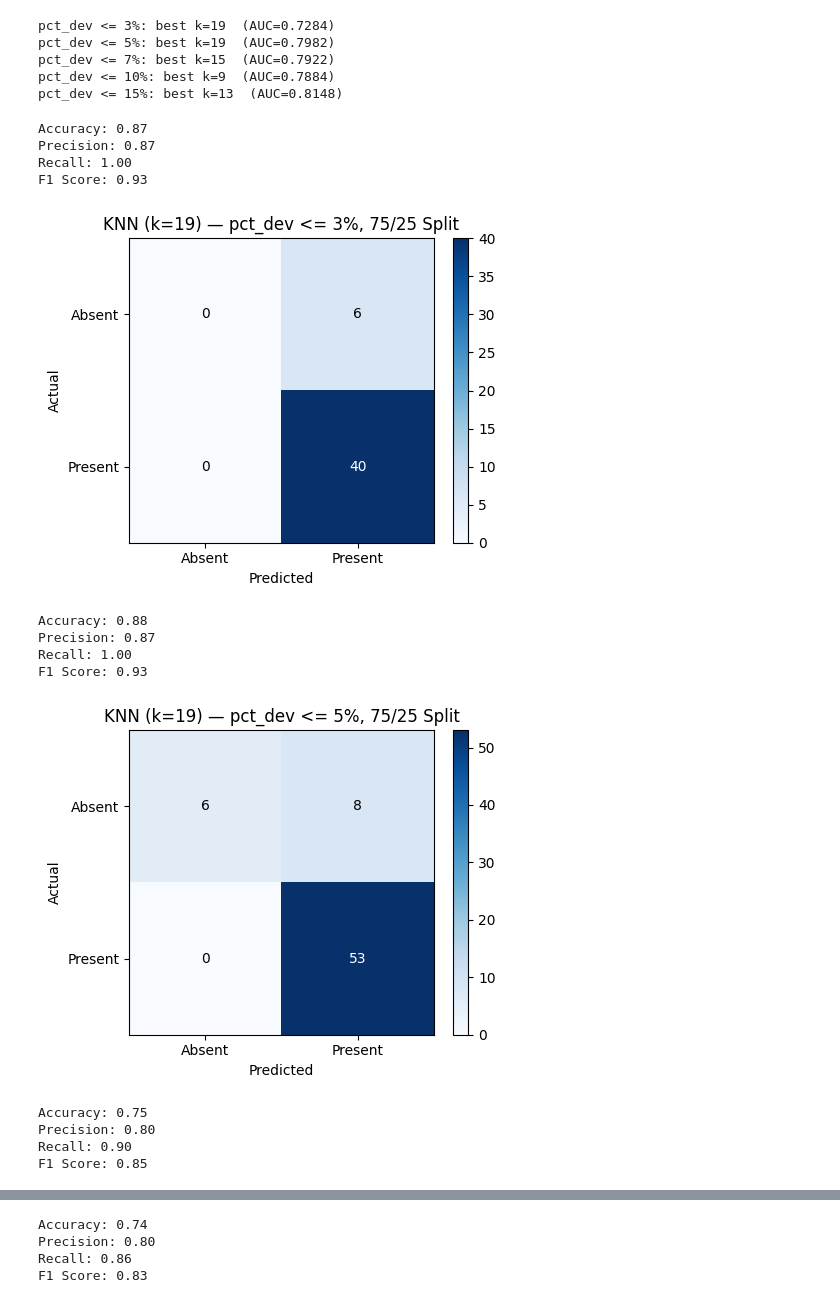
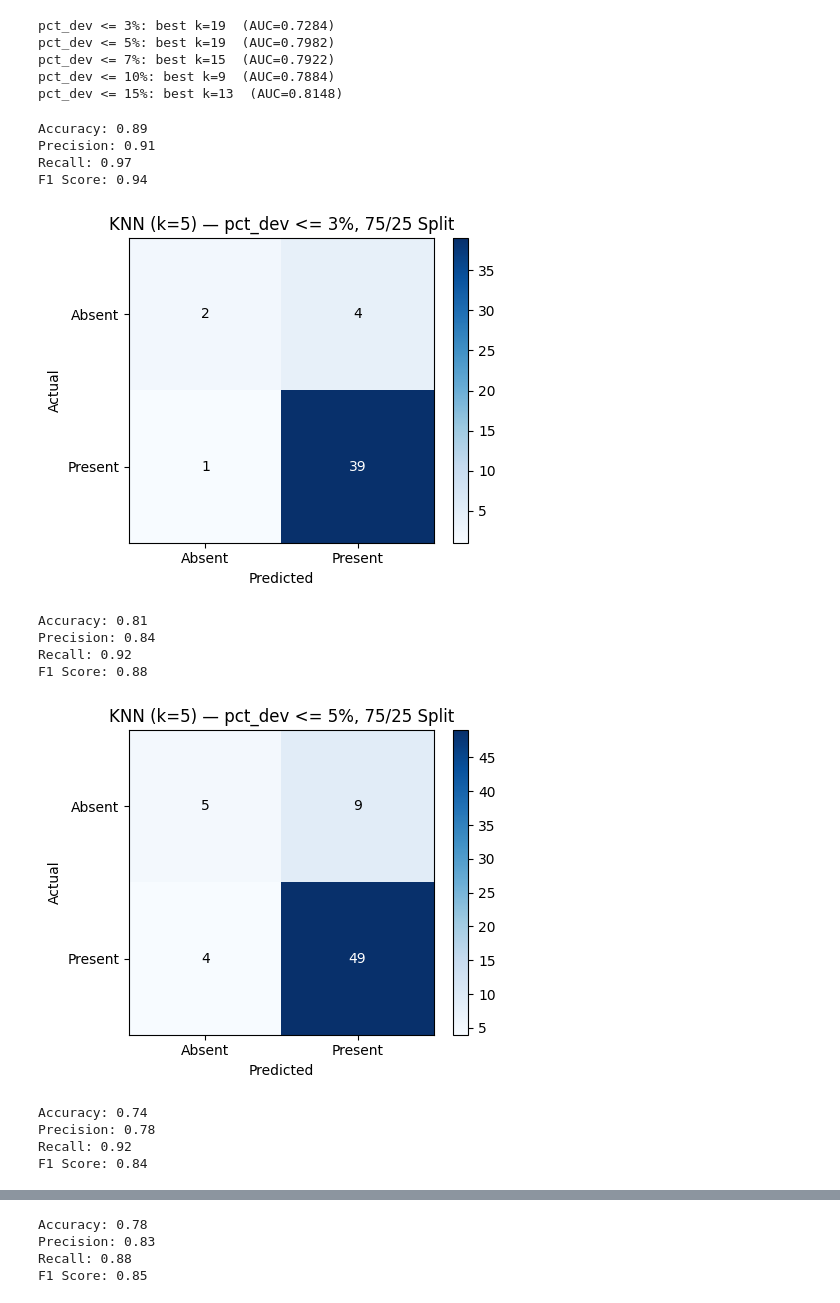
Before and after one commit to ShamSarris/nhdes-cw-stream-modelling, a Jupyter notebook: src/knn_main.ipynb, the cells around one changed output, grey strips where cells are left out. Saved outputs shown, nothing was run; the diff lists cells and outputs as text; code cells hidden in the pictures.

```diff
--- a/src/knn_main.ipynb
+++ b/src/knn_main.ipynb
@@ -58,41 +78,41 @@ pct_dev <= 15%: best k=13  (AUC=0.8148)
 # %%
 from utils.confusion import classification_report_suite
 
 for name, df, test_size in datasets:
     feature_cols = [c for c in df.columns if c not in ['Unique_ID', 'cw_ind', 'pct_dev']]
     X = df[feature_cols].values
     y = df['cw_ind'].values
 
     X_train, X_test, y_train, y_test = train_test_split(
         X, y, test_size=test_size, random_state=42, stratify=y
     )
 
     scaler = StandardScaler()
     X_train_scaled = scaler.fit_transform(X_train)
     X_test_scaled  = scaler.transform(X_test)
 
     k = best_k[name]
-    knn = KNeighborsClassifier(n_neighbors=k)
+    knn = KNeighborsClassifier(n_neighbors=5)
     knn.fit(X_train_scaled, y_train)
     y_pred = knn.predict(X_test_scaled)
 
     classification_report_suite(
         y_test, y_pred,
         labels=['Absent', 'Present'],
-        title=f'KNN (k={k}) — {name}, {int((1-test_size)*100)}/{int(test_size*100)} Split'
+        title=f'KNN (k={5}) — {name}, {int((1-test_size)*100)}/{int(test_size*100)} Split'
     )
 # %% [output]
-Accuracy: 0.87
-Precision: 0.87
-Recall: 1.00
-F1 Score: 0.93
+Accuracy: 0.89
+Precision: 0.91
+Recall: 0.97
+F1 Score: 0.94
-[figure, old version]
+[figure, new version]
-Accuracy: 0.88
-Precision: 0.87
-Recall: 1.00
-F1 Score: 0.93
+Accuracy: 0.81
+Precision: 0.84
+Recall: 0.92
+F1 Score: 0.88
-[figure, old version]
+[figure, new version]
-Accuracy: 0.75
-Precision: 0.80
-Recall: 0.90
-F1 Score: 0.85
+Accuracy: 0.74
+Precision: 0.78
+Recall: 0.92
+F1 Score: 0.84
@@ -100,4 +120,4 @@ F1 Score: 0.85
-Accuracy: 0.74
-Precision: 0.80
-Recall: 0.86
-F1 Score: 0.83
+Accuracy: 0.78
+Precision: 0.83
+Recall: 0.88
+F1 Score: 0.85
```
Also changed, not shown: parts of 2 cells of this notebook, 3 other files.
